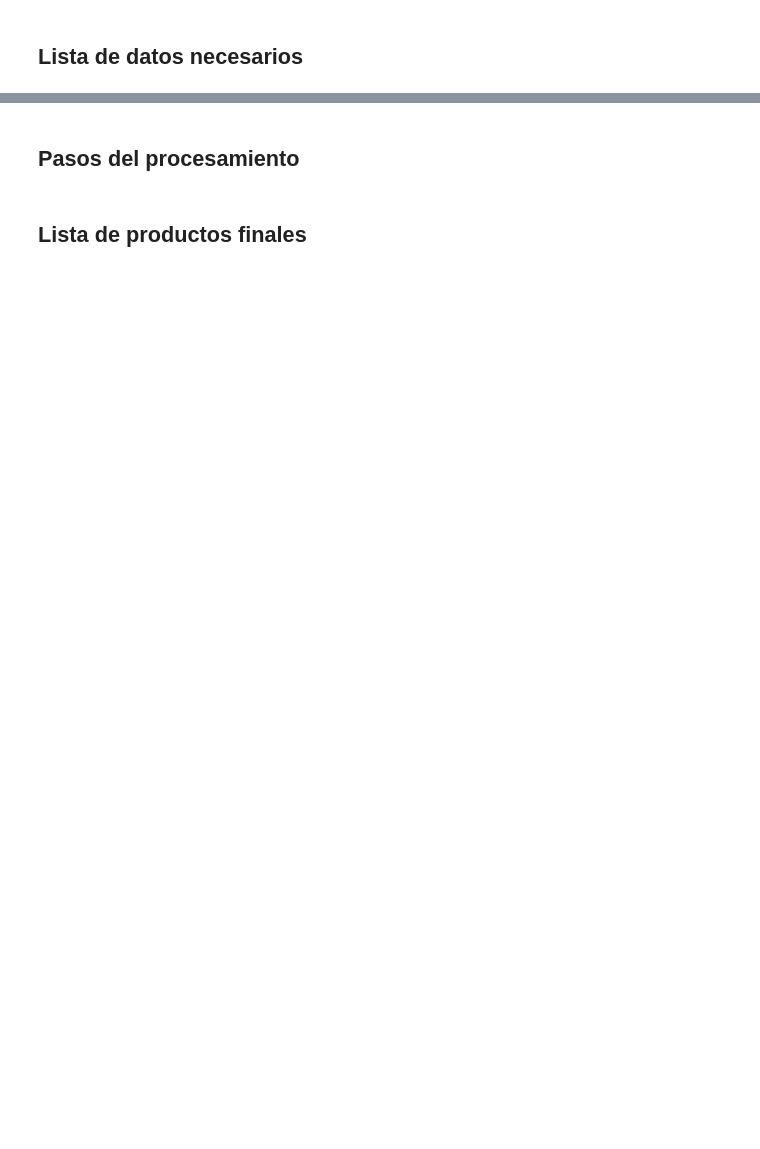
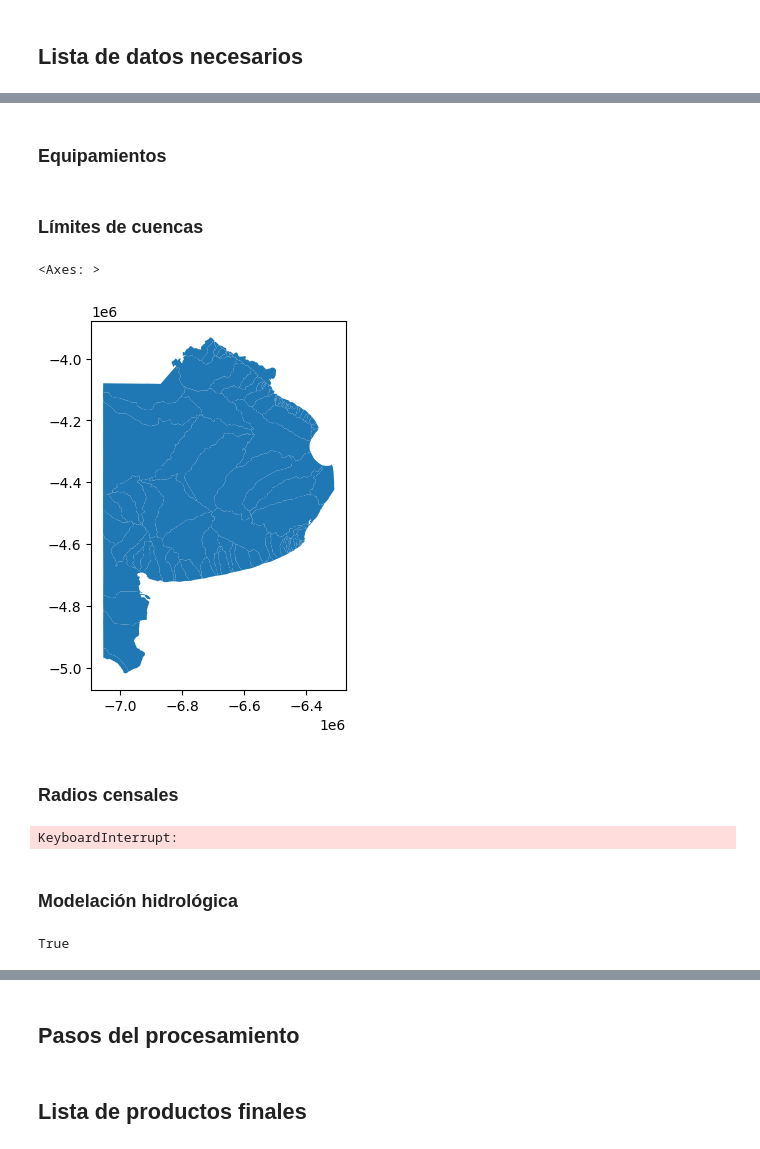
Before and after one commit to nlebovits/ciut-riesgo, a Jupyter notebook: plan.ipynb, the cells around one changed output, grey strips where cells are left out. Drawn from its saved outputs; the diff is of its cells as text; code cells hidden in the pictures; blank space fills up the shorter version.

```diff
--- a/plan.ipynb
+++ b/plan.ipynb
@@ -10,0 +49,48 @@
+# %% [markdown]
+### Equipamientos
+# %% [markdown]
+### Límites de cuencas
+# %%
+# Ejemplo de uso:
+cuencas = wfs_to_gdf(
+     wfs_url="https://www.minfra.gba.gob.ar/sig_hidraulica/geoserver/dipsoh/wfs",
+     layer_name="dipsoh:cuencas",
+     srs="EPSG:900913"
+)
+# %%
+cuencas.plot()
+# %% [output]
+<Axes: >
+[figure, added]
+# %% [markdown]
+### Radios censales
+# %%
+import requests
+import zipfile
+import io
+
+# URL del archivo ZIP
+url = "https://ri.conicet.gov.ar/bitstream/handle/11336/149711/RADIOS_2022_V2025-1.zip?sequence=2&isAllowed=y"
+
+# Descargar el archivo ZIP
+response = requests.get(url)
+response.raise_for_status()  # Lanza un error si la descarga falla
+
+# Extraer el ZIP en memoria
+with zipfile.ZipFile(io.BytesIO(response.content)) as z:
+    z.extractall("RADIOS_2022")  # Cambia el nombre de la carpeta si lo deseas
+
+print("Descarga y extracción completadas.")
+# %% [output]
+KeyboardInterrupt:
+# %% [markdown]
+### Modelación hidrológica
+# %%
+from google.cloud import storage
+from google.oauth2 import service_account
+from pathlib import Path
+import os
+from dotenv import load_dotenv
+load_dotenv()
+# %% [output]
+True
```
Also changed, not shown: parts of 12 cells of this notebook, 2 other files.
